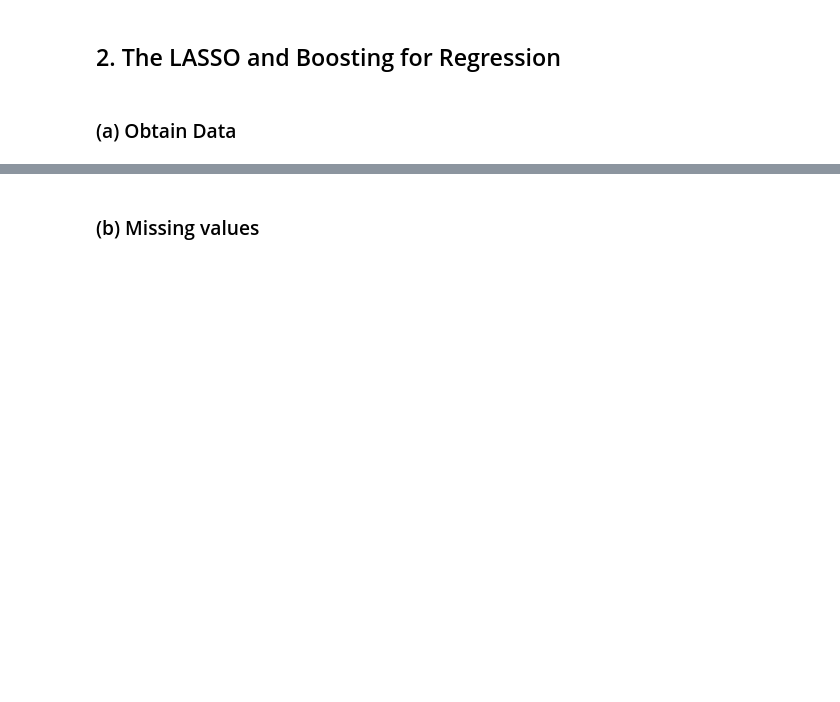
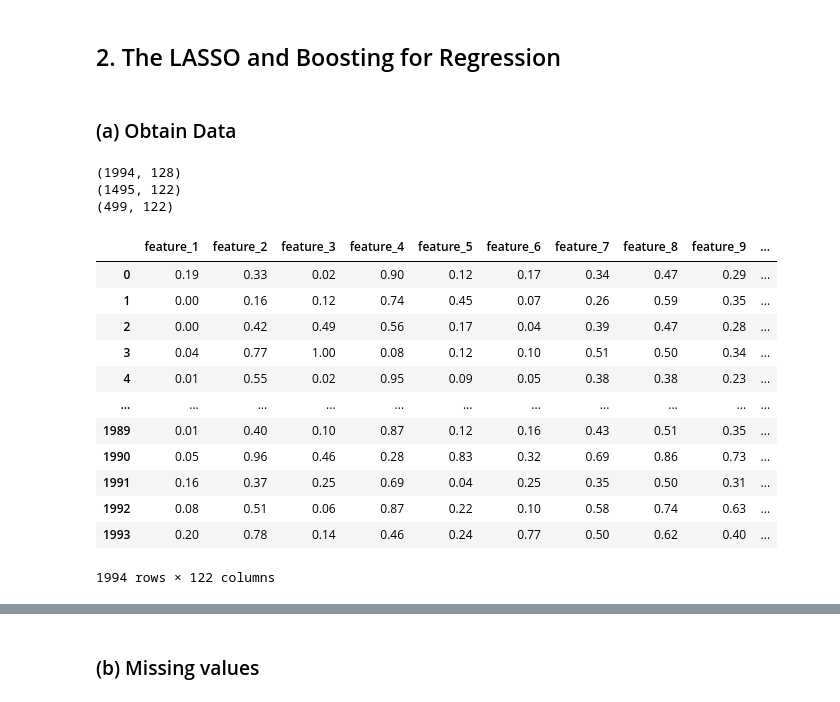
Before and after one commit to akeehan56/DSCI552, a Jupyter notebook: HW5/notebook/Keehan_Alyssa_HW5.ipynb, the cells around one changed output, grey strips where cells are left out. Drawn from its saved outputs; the diff is of its cells as text; code cells hidden in the pictures; blank space fills up the shorter version.

```diff
--- a/HW5/notebook/Keehan_Alyssa_HW5.ipynb
+++ b/HW5/notebook/Keehan_Alyssa_HW5.ipynb
@@ -28,3 +149,43 @@ Get the Accute Inamations Data Set
 ## 2. The LASSO and Boosting for Regression
 # %% [markdown]
 ### (a) Obtain Data
+# %%
+raw = pd.read_csv("../data/communities.data", header=None, na_values="?")
+
+#first 5 columns are non-repdeictve, so we will drop them. The last column is the target variable, so we will separate it from the predictors.
+X = raw.iloc[:, 5:-1].copy()
+y = raw.iloc[:, -1].copy()
+
+# generalize names for the features and target variable
+X.columns = [f"feature_{i}" for i in range(1, X.shape[1] + 1)]
+y.name = "ViolentCrimesPerPop"
+
+#first 1,495 rows for training and the rest for testing.
+X_train = X.iloc[:1495].copy()
+X_test = X.iloc[1495:].copy()
+y_train = y.iloc[:1495].copy()
+y_test = y.iloc[1495:].copy()
+
+print(raw.shape)
+print(X_train.shape)
+print(X_test.shape)
+# %% [output]
+(1994, 128)
+(1495, 122)
+(499, 122)
+# %%
+X
+# %% [output]
+|  | feature_1 | feature_2 | feature_3 | feature_4 | feature_5 | feature_6 | feature_7 | feature_8 | feature_9 | ... |
+| 0 | 0.19 | 0.33 | 0.02 | 0.90 | 0.12 | 0.17 | 0.34 | 0.47 | 0.29 | ... |
+| 1 | 0.00 | 0.16 | 0.12 | 0.74 | 0.45 | 0.07 | 0.26 | 0.59 | 0.35 | ... |
+| 2 | 0.00 | 0.42 | 0.49 | 0.56 | 0.17 | 0.04 | 0.39 | 0.47 | 0.28 | ... |
+| 3 | 0.04 | 0.77 | 1.00 | 0.08 | 0.12 | 0.10 | 0.51 | 0.50 | 0.34 | ... |
+| 4 | 0.01 | 0.55 | 0.02 | 0.95 | 0.09 | 0.05 | 0.38 | 0.38 | 0.23 | ... |
+| ... | ... | ... | ... | ... | ... | ... | ... | ... | ... | ... |
+| 1989 | 0.01 | 0.40 | 0.10 | 0.87 | 0.12 | 0.16 | 0.43 | 0.51 | 0.35 | ... |
+| 1990 | 0.05 | 0.96 | 0.46 | 0.28 | 0.83 | 0.32 | 0.69 | 0.86 | 0.73 | ... |
+| 1991 | 0.16 | 0.37 | 0.25 | 0.69 | 0.04 | 0.25 | 0.35 | 0.50 | 0.31 | ... |
+| 1992 | 0.08 | 0.51 | 0.06 | 0.87 | 0.22 | 0.10 | 0.58 | 0.74 | 0.63 | ... |
+| 1993 | 0.20 | 0.78 | 0.14 | 0.46 | 0.24 | 0.77 | 0.50 | 0.62 | 0.40 | ... |
+1994 rows × 122 columns
```
Also changed, not shown: parts of 18 cells of this notebook, 1 other file.
